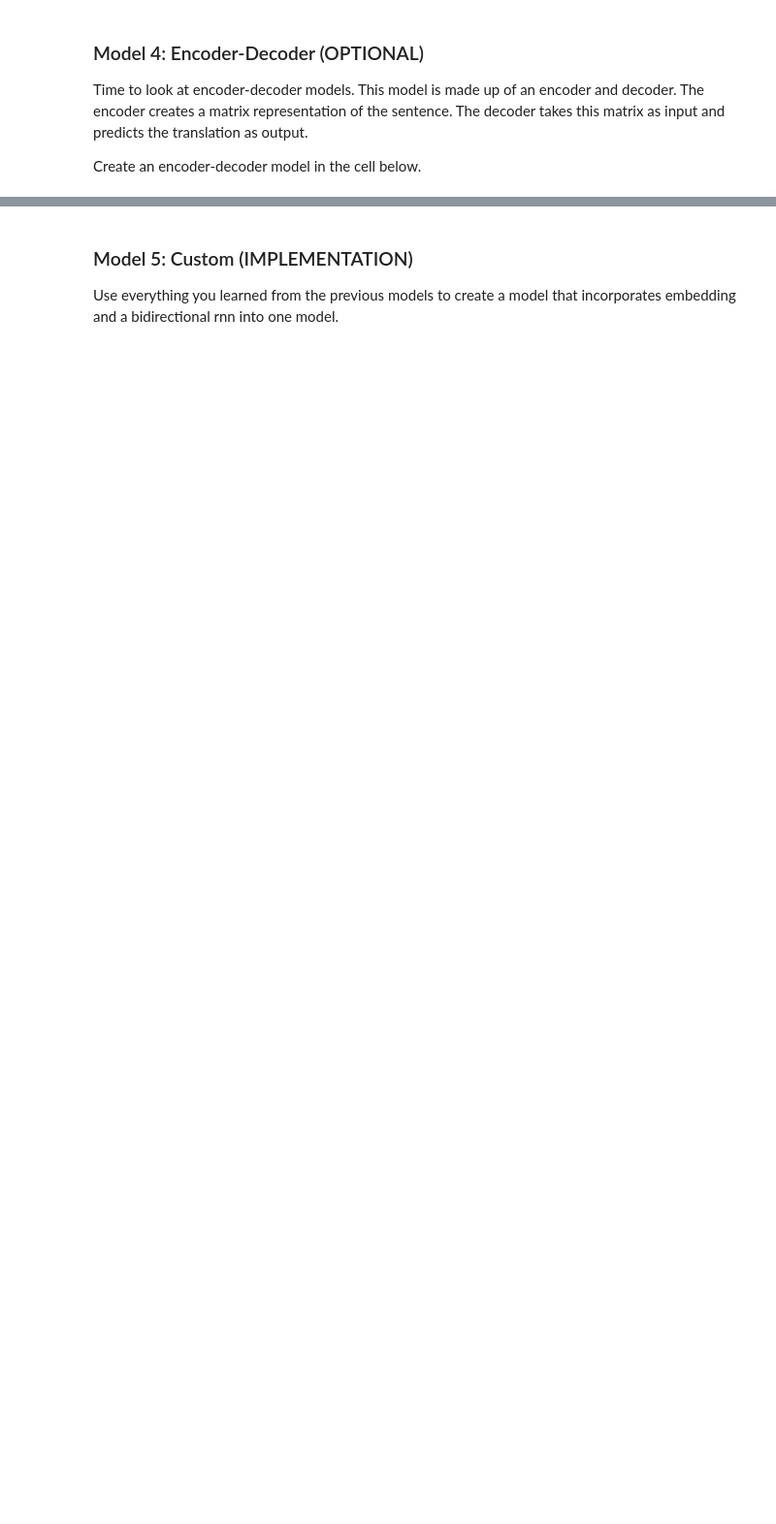
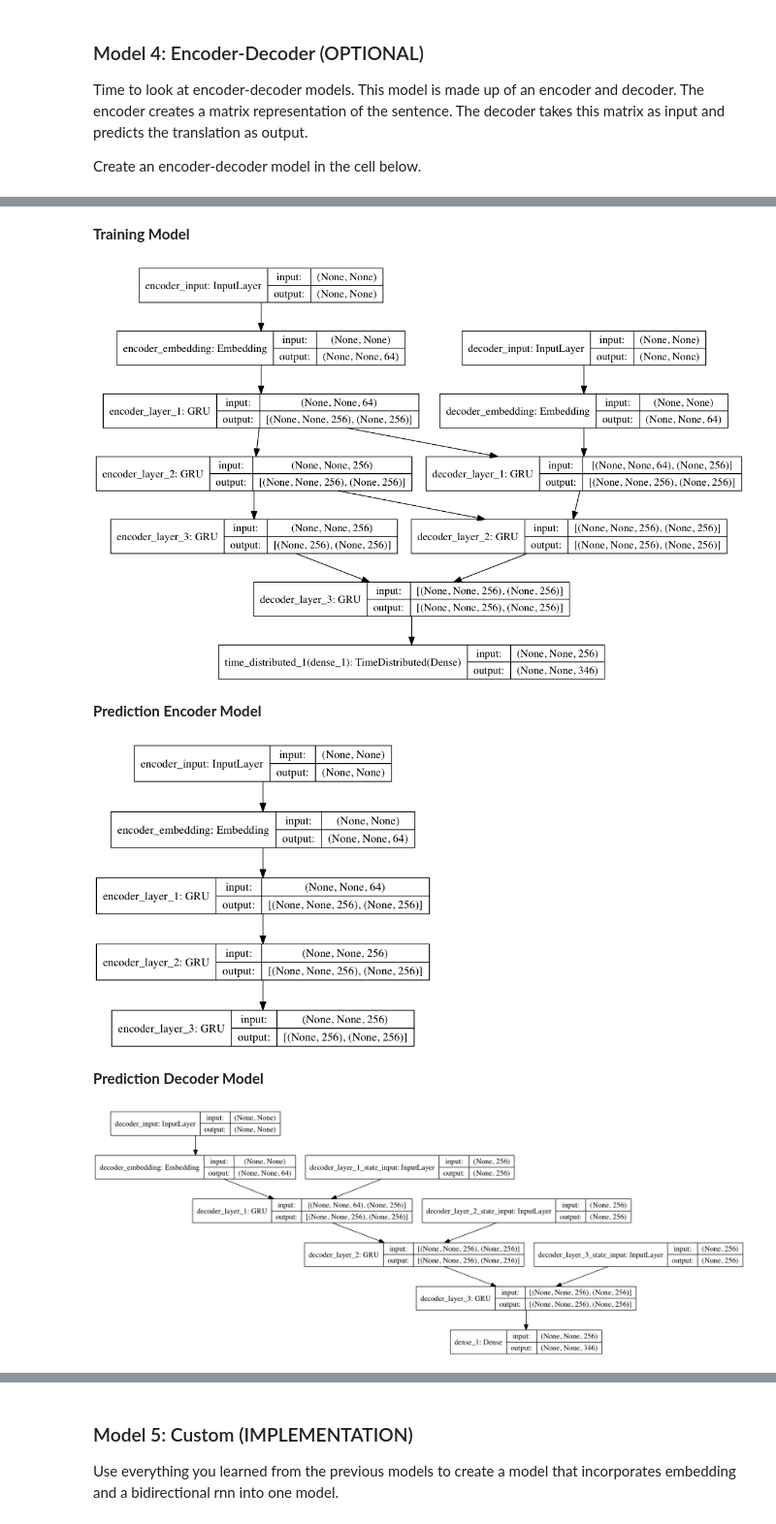
Before and after one commit to nbeshouri/aind2-nlp-capstone, a Jupyter notebook: machine_translation.ipynb, the cells around one changed output, grey strips where cells are left out. Shown at 97% size. Drawn from its saved outputs; the diff is of its cells as text; code cells hidden in the pictures; blank space fills up the shorter version.

```diff
--- a/machine_translation.ipynb
+++ b/machine_translation.ipynb
@@ -127,10 +177,15 @@ Your focus for this project is to build neural network architecture, so we won't
 # %%
 def preprocess(x, y):
     """
-    Preprocess x and y
-    :param x: Feature List of sentences
-    :param y: Label List of sentences
-    :return: Tuple of (Preprocessed x, Preprocessed y, x tokenizer, y tokenizer)
+    Preprocess x and y.
+
+    Args:
+        x: Feature List of sentences.
+        y: Label List of sentences.
+
+    Returns:
+        tuple: Tuple of (Preprocessed x, Preprocessed y, x tokenizer, y tokenizer).
+
     """
     preprocess_x, x_tk = tokenize(x)
     preprocess_y, y_tk = tokenize(y)
@@ -295,0 +840,29 @@ tests.test_encdec_model(encdec_model)
+# %%
+# Setup seq2seq models.
+
+# Get the data.
+(x_encoder_train, x_decoder_train,
+ y_train, x_encoder_val, x_decoder_val, y_val) = get_seq2seq_data()
+
+# Create models.
+clear_session()
+train_model, pred_encoder_model, pred_decoder_model = get_seq2seq_models(
+    num_english_tokens, num_french_tokens, cell_state_size=256,
+    use_encoder_embeddings=True, use_decoder_embeddings=True, num_layers=3)
+# %%
+# Visualize the shape of the models.
+display(Markdown("**Training Model**"))
+show_model(train_model, 700)
+print()
+display(Markdown("**Prediction Encoder Model**"))
+show_model(pred_encoder_model, 350)
+print()
+display(Markdown("**Prediction Decoder Model**"))
+show_model(pred_decoder_model)
+# %% [output]
+**Training Model**
+[figure, added]
+**Prediction Encoder Model**
+[figure, added]
+**Prediction Decoder Model**
+[figure, added]
```
Also changed, not shown: parts of 22 cells of this notebook.
